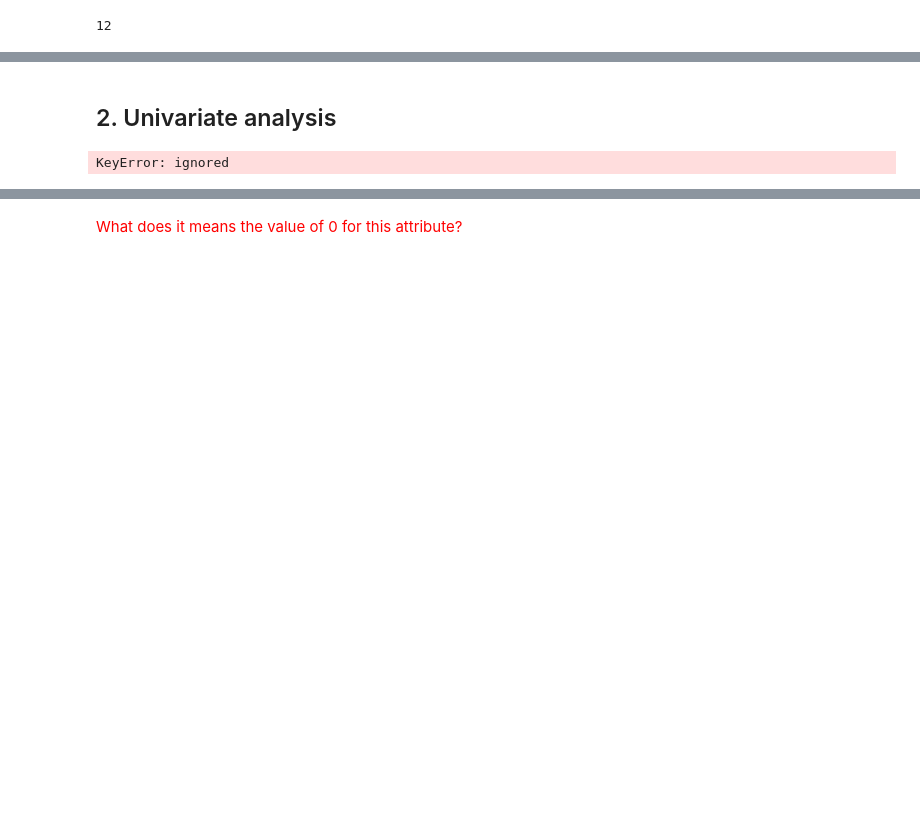
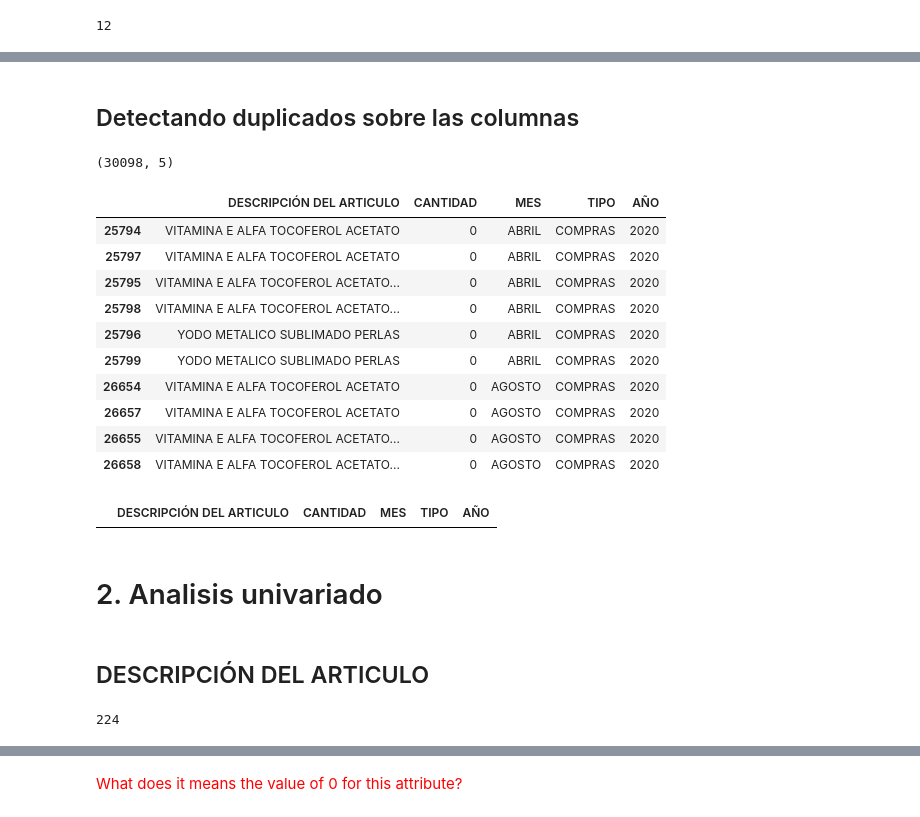
Before and after one commit to ingoscargiraldor/ingoscargiraldor, a Jupyter notebook: Operaciones_Anual.ipynb, the cells around one changed output, grey strips where cells are left out. Saved outputs shown, nothing was run; the diff lists cells and outputs as text; code cells hidden in the pictures; blank space fills up the shorter version.

```diff
--- a/Operaciones_Anual.ipynb
+++ b/Operaciones_Anual.ipynb
@@ -108,0 +100,2 @@ array([nan], dtype=object)
+# %% [markdown]
+## Detectando duplicados sobre las columnas
@@ -108,0 +105,21 @@ array([nan], dtype=object)
+# %%
+duplicates_by_product.shape
+# %% [output]
+(30098, 5)
+# %%
+# Encuentra las filas duplicadas basadas en las columnas especificadas
+duplicados = Operación_df[Operación_df.duplicated(subset=['TIPO', 'AÑO', 'MES', 'DESCRIPCIÓN DEL ARTICULO', 'CANTIDAD'], keep=False)]
+
+duplicados.sort_values(by=['TIPO', 'AÑO', 'MES', 'DESCRIPCIÓN DEL ARTICULO', 'CANTIDAD'], ascending=True).head(10)
+# %% [output]
+|  | DESCRIPCIÓN DEL ARTICULO | CANTIDAD | MES | TIPO | AÑO |
+| 25794 | VITAMINA E ALFA TOCOFEROL ACETATO | 0 | ABRIL | COMPRAS | 2020 |
+| 25797 | VITAMINA E ALFA TOCOFEROL ACETATO | 0 | ABRIL | COMPRAS | 2020 |
+| 25795 | VITAMINA E ALFA TOCOFEROL ACETATO... | 0 | ABRIL | COMPRAS | 2020 |
+| 25798 | VITAMINA E ALFA TOCOFEROL ACETATO... | 0 | ABRIL | COMPRAS | 2020 |
+| 25796 | YODO METALICO SUBLIMADO PERLAS | 0 | ABRIL | COMPRAS | 2020 |
+| 25799 | YODO METALICO SUBLIMADO PERLAS | 0 | ABRIL | COMPRAS | 2020 |
+| 26654 | VITAMINA E ALFA TOCOFEROL ACETATO | 0 | AGOSTO | COMPRAS | 2020 |
+| 26657 | VITAMINA E ALFA TOCOFEROL ACETATO | 0 | AGOSTO | COMPRAS | 2020 |
+| 26655 | VITAMINA E ALFA TOCOFEROL ACETATO... | 0 | AGOSTO | COMPRAS | 2020 |
+| 26658 | VITAMINA E ALFA TOCOFEROL ACETATO... | 0 | AGOSTO | COMPRAS | 2020 |
@@ -109,10 +128,22 @@ array([nan], dtype=object)
+# %%
+# Lista de columnas que quieres considerar para buscar duplicados
+columnas_a_verificar = ['TIPO', 'AÑO', 'MES', 'DESCRIPCIÓN DEL ARTICULO']
+
+# Encuentra las filas duplicadas basadas en las columnas especificadas
+duplicados = Operación_df[Operación_df.duplicated(subset=['TIPO', 'AÑO', 'MES', 'DESCRIPCIÓN DEL ARTICULO', 'CANTIDAD'], keep=False)]
+
+duplicados.sort_values(by=['TIPO', 'AÑO', 'MES', 'DESCRIPCIÓN DEL ARTICULO', 'CANTIDAD'], ascending=True).head(10)
+# %% [output]
+|  | DESCRIPCIÓN DEL ARTICULO | CANTIDAD | MES | TIPO | AÑO |
 # %% [markdown]
-## 2. Univariate analysis
+# 2. Analisis univariado
+# %% [markdown]
+## DESCRIPCIÓN DEL ARTICULO
 # %%
 # Showing the number of unique values of listing ids
 # This can be helpful to diagnose duplicity
-Operación_df["id"].nunique()
+Operación_df["DESCRIPCIÓN DEL ARTICULO"].nunique()
 # %% [output]
-KeyError: ignored
+224
 # %%
 # Showing unique values of neighbourhoods
```
Also changed, not shown: parts of 25 cells of this notebook.
